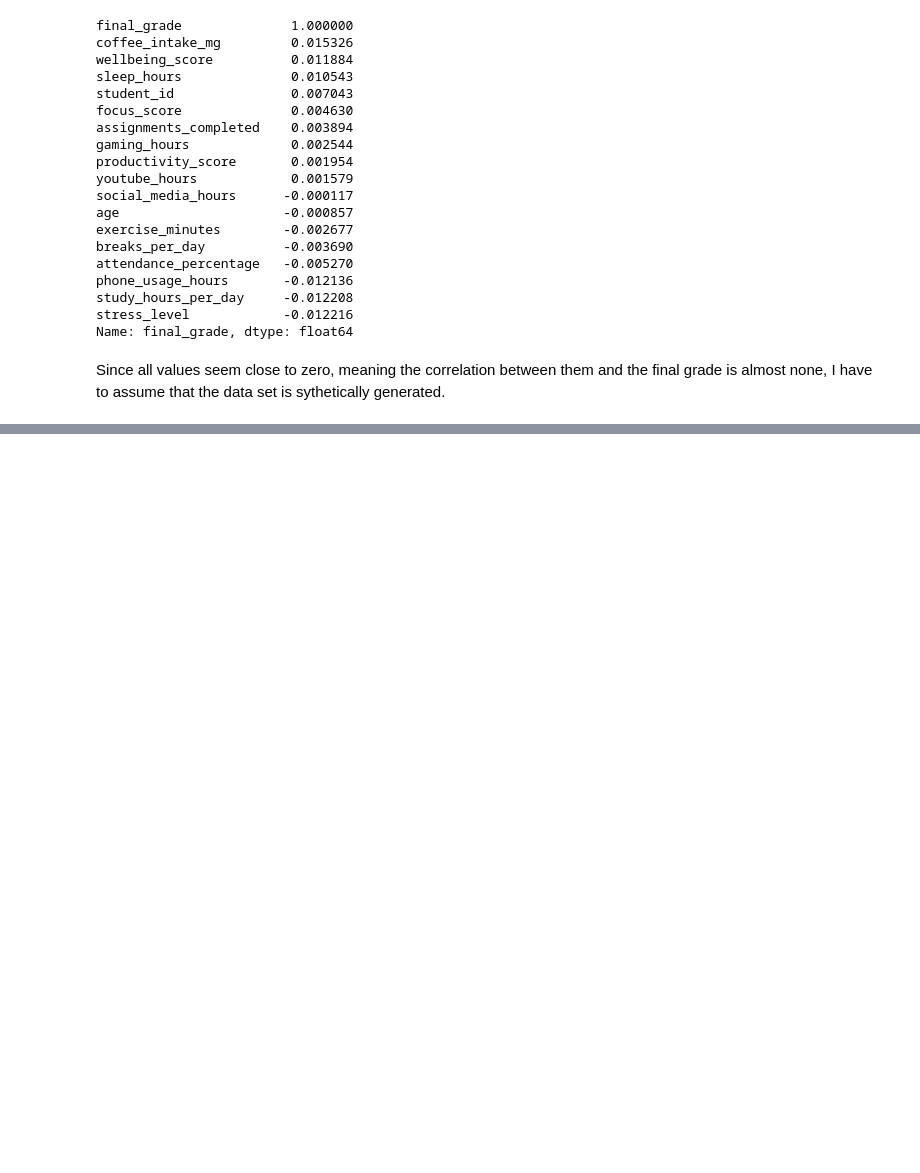
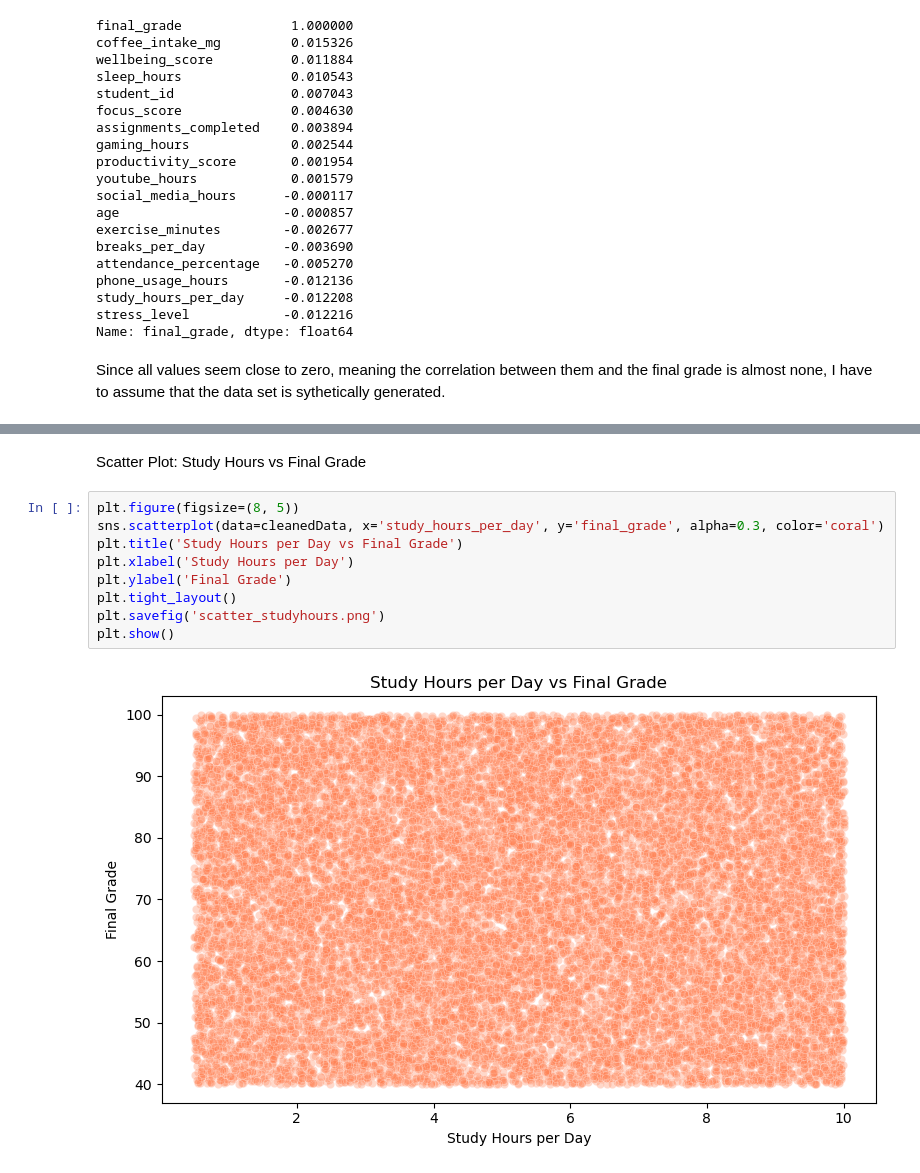
Before and after one commit to emmalaur/wellbeing, a Jupyter notebook: student-wellbeing/analysis.ipynb, the cells around one changed output, grey strips where cells are left out. Saved outputs shown, nothing was run; the diff lists cells and outputs as text; blank space fills up the shorter version.

```diff
--- a/student-wellbeing/analysis.ipynb
+++ b/student-wellbeing/analysis.ipynb
@@ -187,0 +222,13 @@ Since all values seem close to zero, meaning the correlation between them and th
+# %% [markdown]
+Scatter Plot: Study Hours vs Final Grade
+# %%
+plt.figure(figsize=(8, 5))
+sns.scatterplot(data=cleanedData, x='study_hours_per_day', y='final_grade', alpha=0.3, color='coral')
+plt.title('Study Hours per Day vs Final Grade')
+plt.xlabel('Study Hours per Day')
+plt.ylabel('Final Grade')
+plt.tight_layout()
+plt.savefig('scatter_studyhours.png')
+plt.show()
+# %% [output]
+[figure, added]
```
Also changed, not shown: parts of 9 cells of this notebook, 4 other files.
